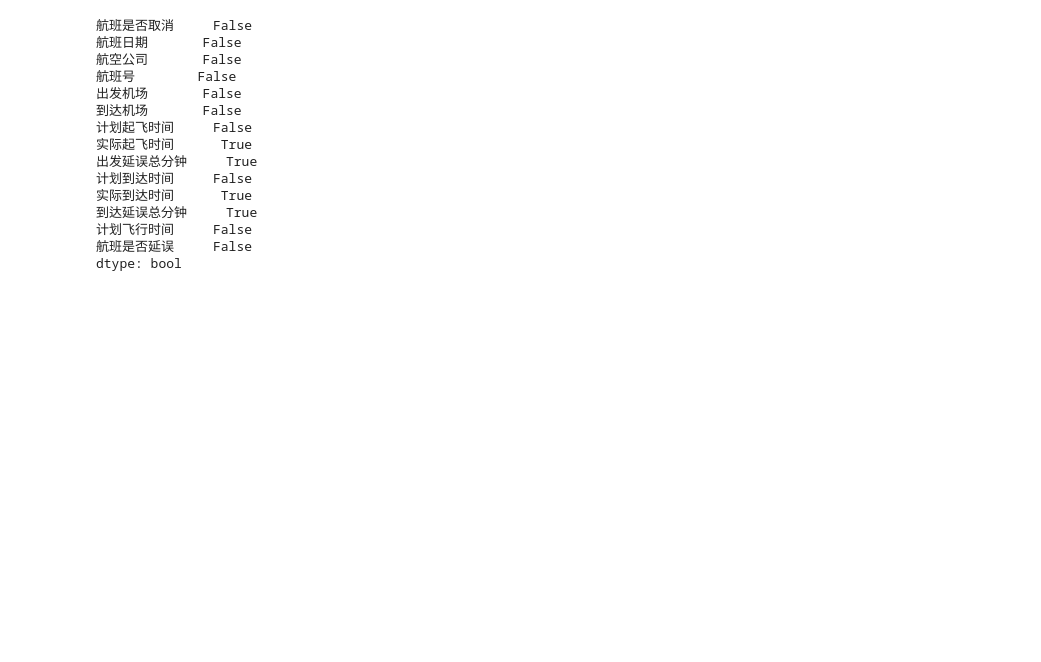
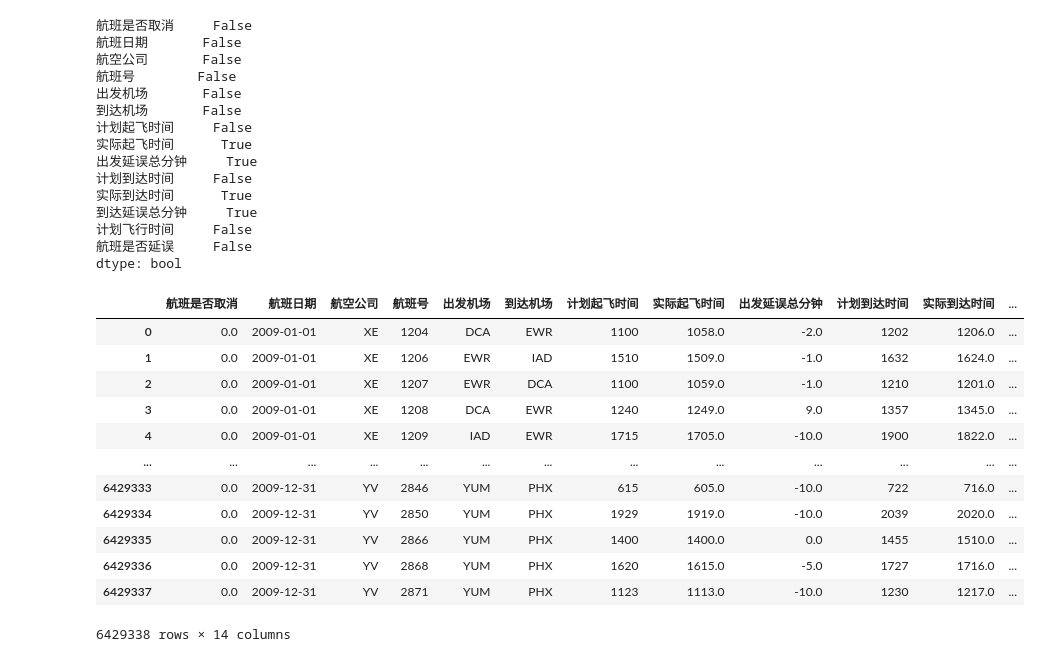
Before and after one commit to IamStarlight/bigdata2023, a Jupyter notebook: flight_delay.ipynb, the cells around one changed output. Cells and saved outputs as stored; diff of their text form; code cells hidden in the pictures; blank space fills up the shorter version.

```diff
--- a/flight_delay.ipynb
+++ b/flight_delay.ipynb
@@ -184,5 +194,21 @@ flight_data['出发延误总分钟'] = flight_data['出发延误总分钟'].fill
 flight_data['实际到达时间'] = flight_data['实际到达时间'].fillna(flight_data['实际到达时间'].mean()) #均值填充
 flight_data['到达延误总分钟'] = flight_data['到达延误总分钟'].fillna(flight_data['到达延误总分钟'].mean()) #均值填充
 flight_data['出发延误总分钟'] = flight_data['出发延误总分钟'].fillna(flight_data['出发延误总分钟'].mean()) #均值填充
+# %%
+flight_data
+# %% [output]
+|  | 航班是否取消 | 航班日期 | 航空公司 | 航班号 | 出发机场 | 到达机场 | 计划起飞时间 | 实际起飞时间 | 出发延误总分钟 | 计划到达时间 | 实际到达时间 | ... |
+| 0 | 0.0 | 2009-01-01 | XE | 1204 | DCA | EWR | 1100 | 1058.0 | -2.0 | 1202 | 1206.0 | ... |
+| 1 | 0.0 | 2009-01-01 | XE | 1206 | EWR | IAD | 1510 | 1509.0 | -1.0 | 1632 | 1624.0 | ... |
+| 2 | 0.0 | 2009-01-01 | XE | 1207 | EWR | DCA | 1100 | 1059.0 | -1.0 | 1210 | 1201.0 | ... |
+| 3 | 0.0 | 2009-01-01 | XE | 1208 | DCA | EWR | 1240 | 1249.0 | 9.0 | 1357 | 1345.0 | ... |
+| 4 | 0.0 | 2009-01-01 | XE | 1209 | IAD | EWR | 1715 | 1705.0 | -10.0 | 1900 | 1822.0 | ... |
+| ... | ... | ... | ... | ... | ... | ... | ... | ... | ... | ... | ... | ... |
+| 6429333 | 0.0 | 2009-12-31 | YV | 2846 | YUM | PHX | 615 | 605.0 | -10.0 | 722 | 716.0 | ... |
+| 6429334 | 0.0 | 2009-12-31 | YV | 2850 | YUM | PHX | 1929 | 1919.0 | -10.0 | 2039 | 2020.0 | ... |
+| 6429335 | 0.0 | 2009-12-31 | YV | 2866 | YUM | PHX | 1400 | 1400.0 | 0.0 | 1455 | 1510.0 | ... |
+| 6429336 | 0.0 | 2009-12-31 | YV | 2868 | YUM | PHX | 1620 | 1615.0 | -5.0 | 1727 | 1716.0 | ... |
+| 6429337 | 0.0 | 2009-12-31 | YV | 2871 | YUM | PHX | 1123 | 1113.0 | -10.0 | 1230 | 1217.0 | ... |
+6429338 rows × 14 columns
 # %%
 # 读取机场和对应城市
```
Also changed, not shown: parts of 20 cells of this notebook.
